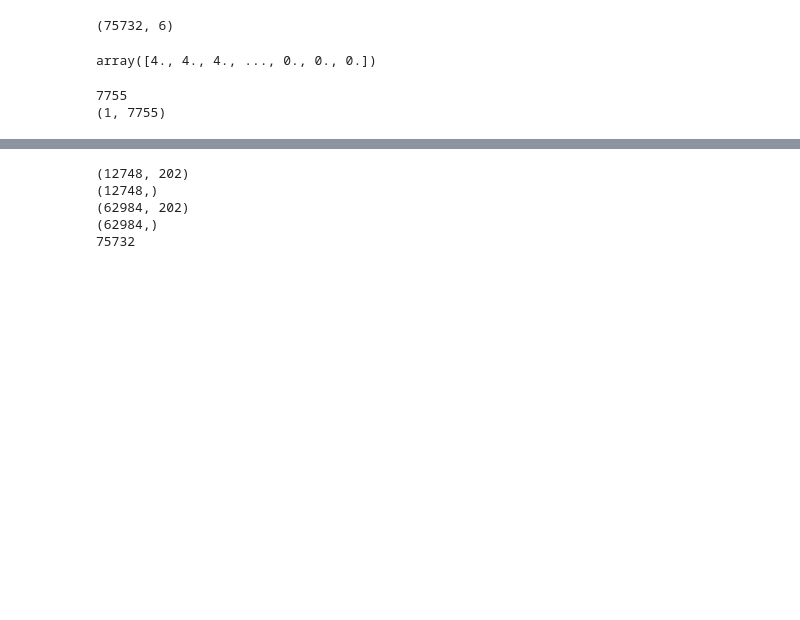
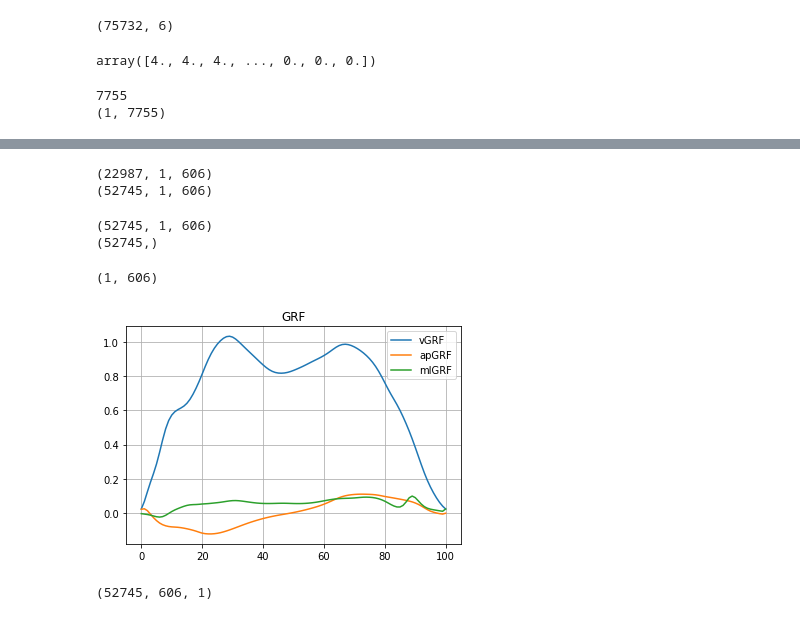
Before and after one commit to is0280fp/google_colab, a Jupyter notebook: GaitRec_get_csv_data.ipynb, the cells around one changed output, grey strips where cells are left out. Saved outputs shown, nothing was run; the diff lists cells and outputs as text; code cells hidden in the pictures; blank space fills up the shorter version.

```diff
--- a/GaitRec_get_csv_data.ipynb
+++ b/GaitRec_get_csv_data.ipynb
@@ -173,8 +191,4 @@ print(np.array(np.where(metadata_for_GRF[::, class_label] == 0)).shape)
 # %%
-# GRFをV,AP,MLの順に横に並べる
-# AFFECTED_SIDEによって横に並ぶ順番を決める
-# trainとtestデータにわける
-
 # データのみ
-right_GRF = np.concatenate([V_right[::,3:], AP_right[::,3:], ML_right[::,3:]], axis=0)
-left_GRF = np.concatenate([V_left[::,3:], AP_left[::,3:], ML_left[::,3:]], axis=0)
+right_GRF = np.concatenate([ML_right, AP_right, V_right], axis=2)
+left_GRF = np.concatenate([ML_left, AP_left, V_left], axis=2)
@@ -211,0 +230,4 @@ np.array(GRF).shape
+# %%
+print(np.array(GRF).shape)
+GRF = np.array(GRF)
+print(np.array(GRF).shape)
@@ -219,7 +244,7 @@ train_data_label = []
 test_data = []
 test_data_label = []
 for i in range(TRIAL_num):
-  if metadata_for_GRF[i, class_label] == 1: # testデータかどうか
+  if metadata_for_GRF[i, test] == 1: # testデータかどうか
     test_data.append(GRF[i])
     test_data_label.append(metadata_for_GRF[i, class_label])
   else:
@@ -228,13 +260,7 @@ for i in range(TRIAL_num):
 # %%
 print(np.array(test_data).shape)
-print(np.array(test_data_label).shape)
 print(np.array(train_data).shape)
-print(np.array(train_data_label).shape)
-print(np.array(test_data).shape[0]+np.array(train_data).shape[0])
 # %% [output]
-(12748, 202)
-(12748,)
-(62984, 202)
-(62984,)
-75732
+(22987, 1, 606)
+(52745, 1, 606)
 # %%
@@ -266,4 +292,41 @@ print(np.array(test_data).shape[0]+np.array(train_data).shape[0])
 # %%
-# X = train
-# y = train_label
+X = np.array(train)
+y = np.array(train_label)
+# %%
+print(X.shape)
+print(y.shape)
+# %% [output]
+(52745, 1, 606)
+(52745,)
+# %%
+X.shape[1:]
+# %% [output]
+(1, 606)
+# %%
+import matplotlib.pyplot as plt
+plt.title('GRF')
+plt.grid(True)
+
+j = range(101)
+# plt.plot(j, X[0, 0, 0:101], label="vGRF")
+
+# plt.plot(j, X[0, 1, 0:101], label='apGRF')
+
+# plt.plot(j, X[0, 2, 0:101], label='mlGRF')
+
+plt.plot(j, X[0, 0, :101], label="vGRF")
+
+plt.plot(j, X[0, 0, 102:203], label='apGRF')
+
+plt.plot(j, X[0, 0, 203:304], label='mlGRF')
+
+
+plt.legend(loc='best')
+plt.show()
+# %% [output]
+[figure, added]
+# %%
+np.reshape(X, (-1, 606, 1)).shape
+# %% [output]
+(52745, 606, 1)
 # %%
```
Also changed, not shown: parts of 10 cells of this notebook.
